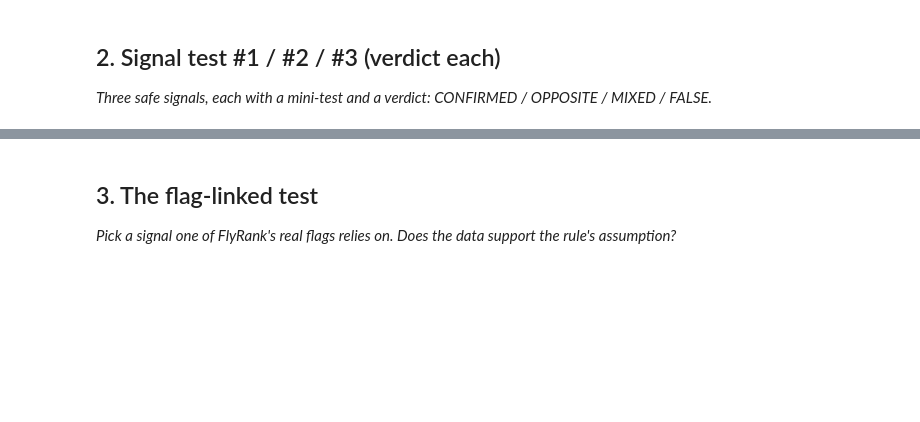
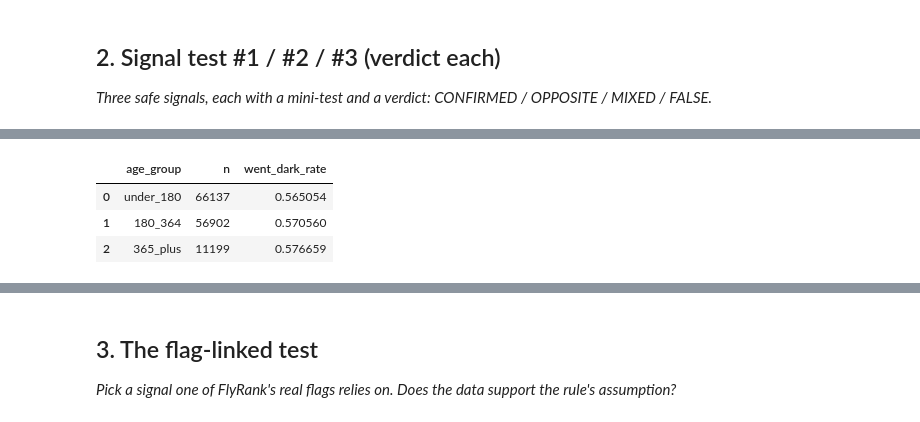
Before and after one commit to afreensumai64/ML-Internship, a Jupyter notebook: work/notebooks/w04_signal_audit.ipynb, the cells around one changed output, grey strips where cells are left out. Cells and saved outputs as stored; diff of their text form; code cells hidden in the pictures; blank space fills up the shorter version.

```diff
--- a/work/notebooks/w04_signal_audit.ipynb
+++ b/work/notebooks/w04_signal_audit.ipynb
@@ -22,0 +154,46 @@ This skeleton is yours to fill. Work the sections **in order** — each one has
+# %%
+# This cell is for CODE (numbers, a query, a check).
+# Write your text answer in the cell ABOVE this one — typing sentences here breaks Run All.
+# Signal test #1 — content age
+
+MAR_OUTCOME = con.sql(f"""
+SELECT
+    client_hash_id,
+    content_hash_id,
+    CASE
+        WHEN SUM(gsc_clicks) = 0 THEN 1
+        ELSE 0
+    END AS went_dark
+FROM read_parquet('{MAR}')
+WHERE gsc_data_available IS TRUE
+GROUP BY client_hash_id, content_hash_id
+""").df()
+
+signal_df = FEB_SIGNALS.merge(
+    MAR_OUTCOME,
+    on=["client_hash_id", "content_hash_id"],
+    how="inner"
+)
+
+age_test = (
+    signal_df.assign(
+        age_group=pd.cut(
+            signal_df["content_age_days"],
+            bins=[-np.inf, 179, 364, np.inf],
+            labels=["under_180", "180_364", "365_plus"]
+        )
+    )
+    .groupby("age_group", observed=False)
+    .agg(
+        n=("went_dark", "size"),
+        went_dark_rate=("went_dark", "mean")
+    )
+    .reset_index()
+)
+
+display(age_test)
+# %% [output]
+|  | age_group | n | went_dark_rate |
+| 0 | under_180 | 66137 | 0.565054 |
+| 1 | 180_364 | 56902 | 0.570560 |
+| 2 | 365_plus | 11199 | 0.576659 |
```
Also changed, not shown: parts of 22 cells of this notebook.
